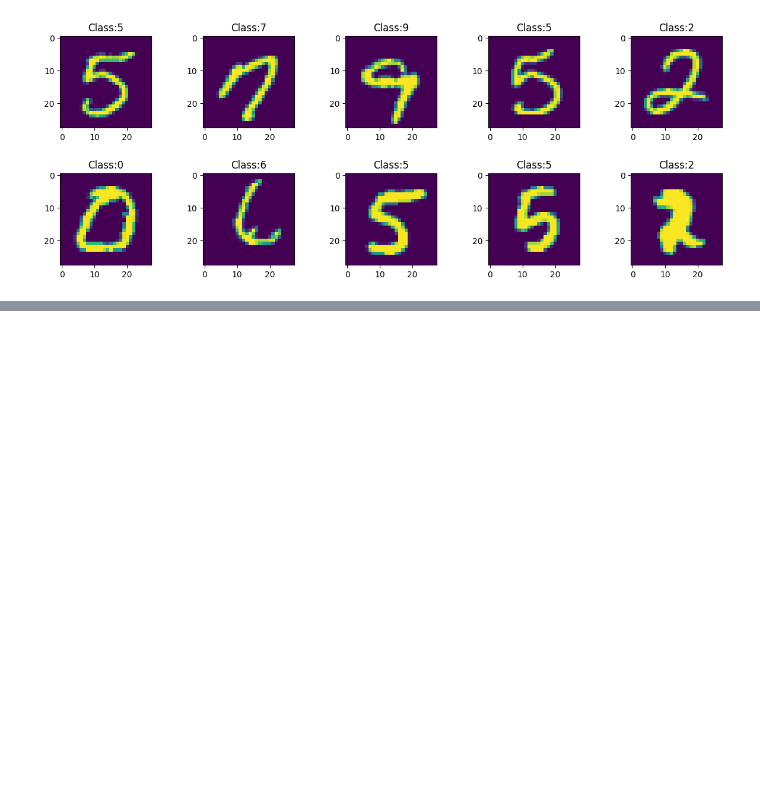
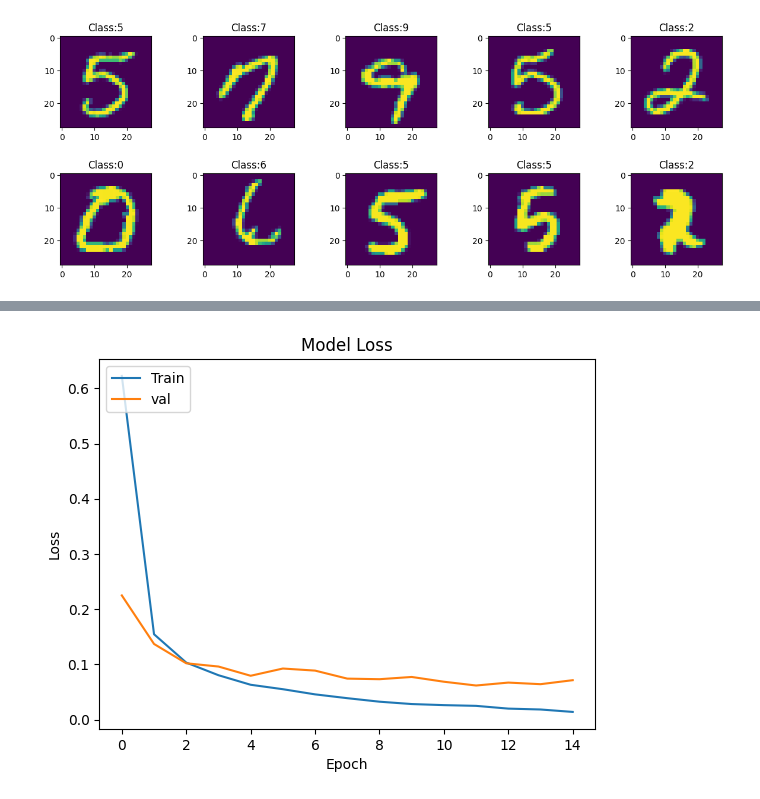
Before and after one commit to Nguyen-Quoc-An/TH_DeepLearning, a Jupyter notebook: Lab4_CNN.ipynb, the cells around one changed output, grey strips where cells are left out. Saved outputs shown, nothing was run; the diff lists cells and outputs as text; code cells hidden in the pictures; blank space fills up the shorter version.

```diff
--- a/Lab4_CNN.ipynb
+++ b/Lab4_CNN.ipynb
@@ -100,0 +130,10 @@ model.compole(op)
+# %%
+plt.plot(model_fit.history['loss'])
+plt.plot(model_fit.history['val_loss'])
+plt.title('Model Loss')
+plt.ylabel('Loss')
+plt.xlabel('Epoch')
+plt.legend(['Train', 'val'], loc='upper left')
+plt.show()
+# %% [output]
+[figure, added]
```
Also changed, not shown: parts of 7 cells of this notebook.
